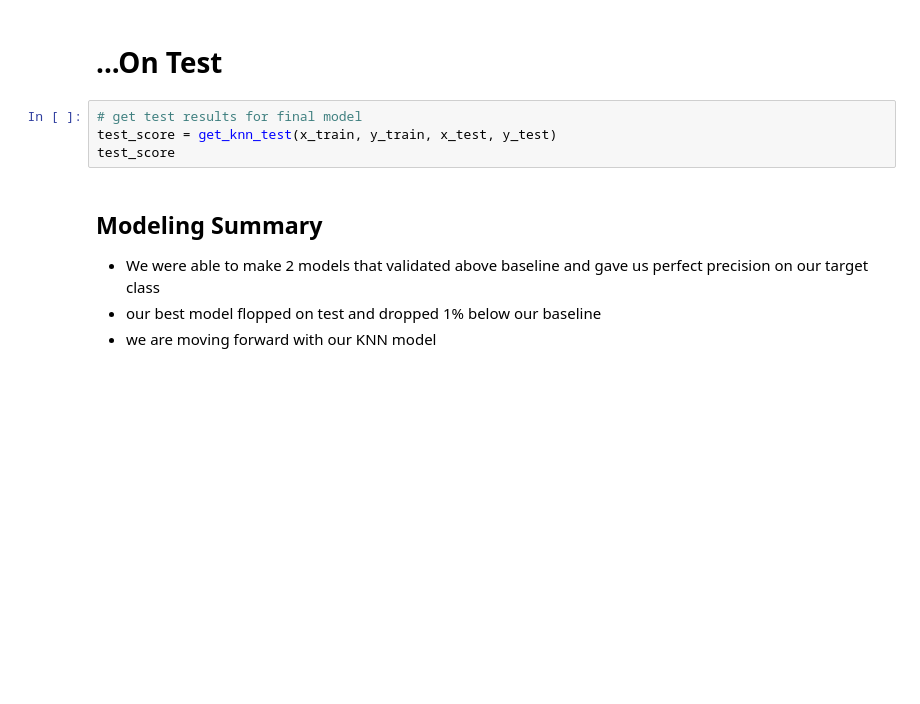
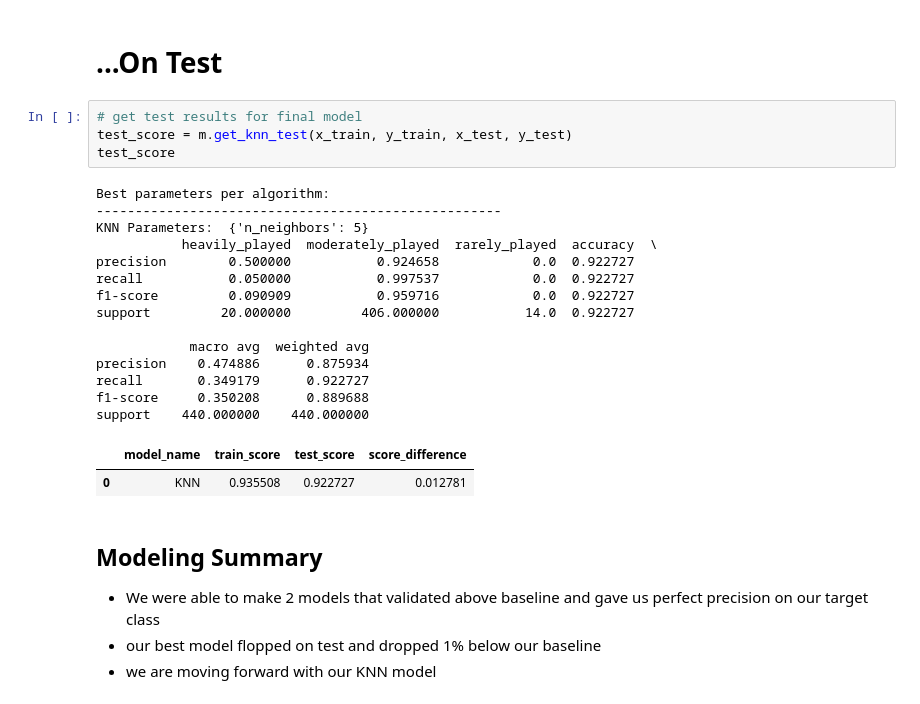
Before and after one commit to Estimating-steam-hours/Steam-Hours-Capstone, a Jupyter notebook: final_notebook.ipynb, the cells around one changed output. Drawn from its saved outputs; the diff is of its cells as text; blank space fills up the shorter version.

```diff
--- a/final_notebook.ipynb
+++ b/final_notebook.ipynb
@@ -245,8 +316,25 @@ scores
 # ...On Test
 # %%
 # get test results for final model
-test_score = get_knn_test(x_train, y_train, x_test, y_test)
+test_score = m.get_knn_test(x_train, y_train, x_test, y_test)
 test_score
+# %% [output]
+Best parameters per algorithm:
+----------------------------------------------------
+KNN Parameters:  {'n_neighbors': 5}
+           heavily_played  moderately_played  rarely_played  accuracy  \
+precision        0.500000           0.924658            0.0  0.922727
+recall           0.050000           0.997537            0.0  0.922727
+f1-score         0.090909           0.959716            0.0  0.922727
+support         20.000000         406.000000           14.0  0.922727
+
+            macro avg  weighted avg
+precision    0.474886      0.875934
+recall       0.349179      0.922727
+f1-score     0.350208      0.889688
+support    440.000000    440.000000
+|  | model_name | train_score | test_score | score_difference |
+| 0 | KNN | 0.935508 | 0.922727 | 0.012781 |
 # %% [markdown]
 ## Modeling Summary
 * We were able to make 2 models that validated above baseline and gave us perfect precision on our target class
```
Also changed, not shown: parts of 10 cells of this notebook.
